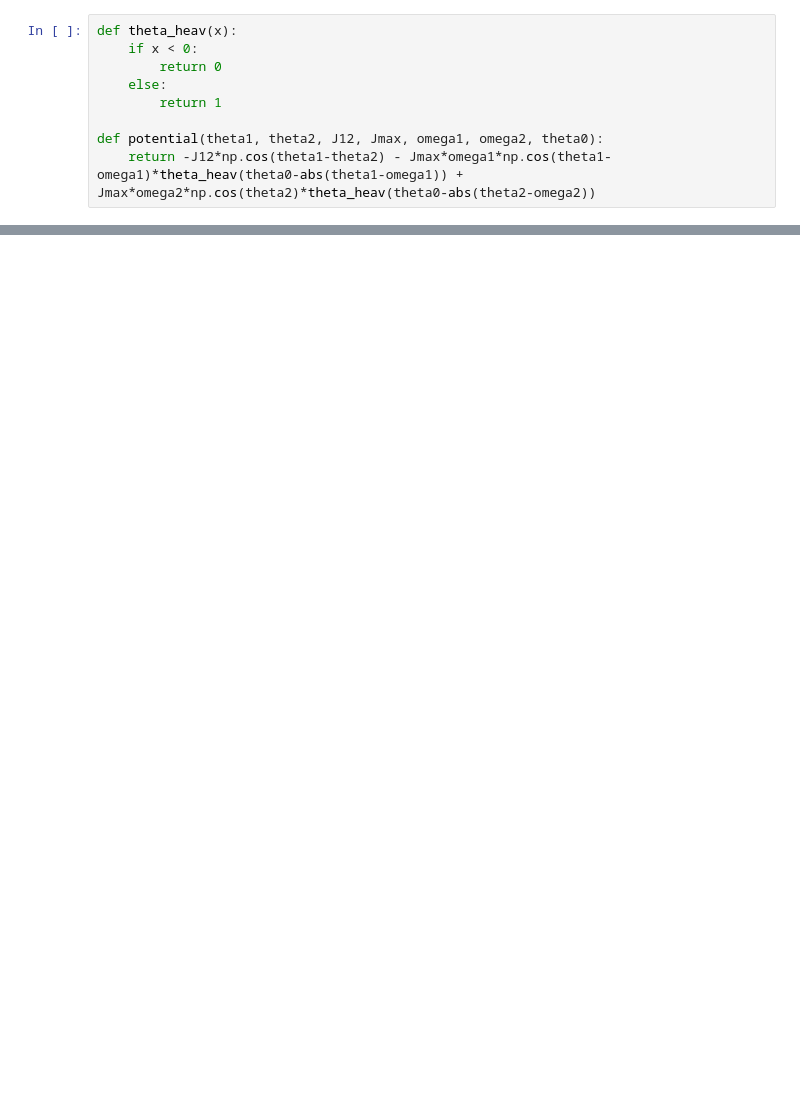
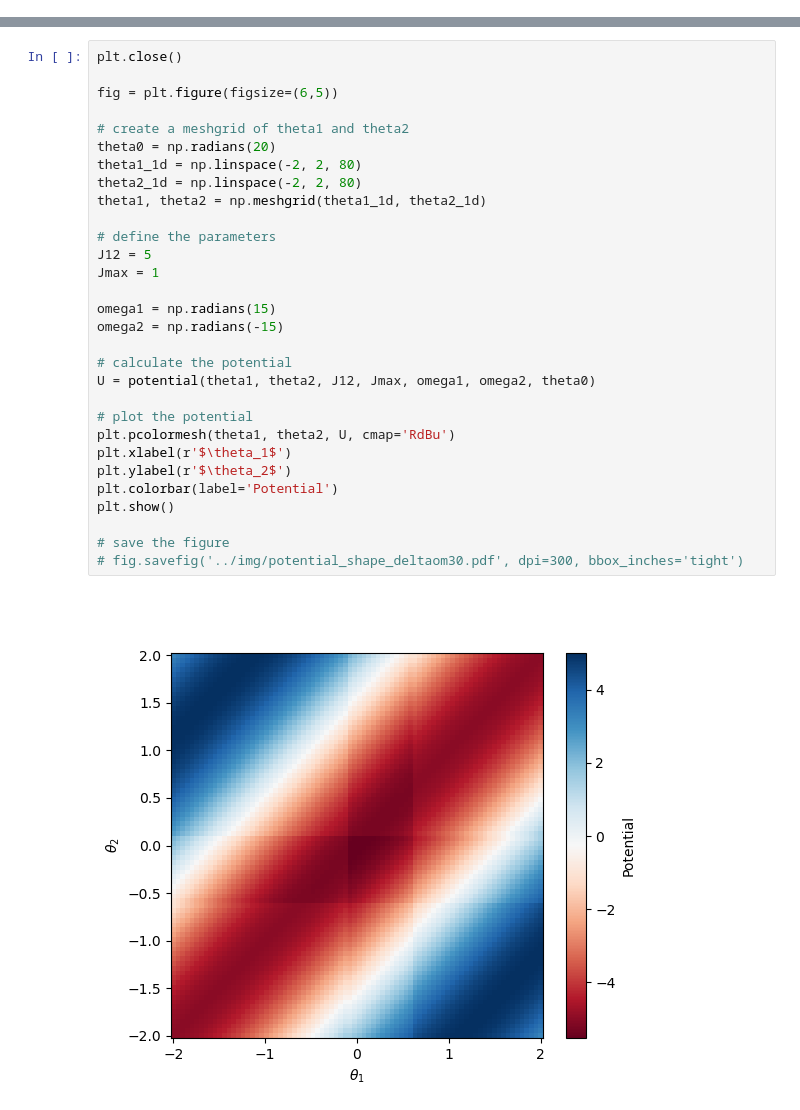
Before and after one commit to eleonoragatti44/Master-Thesis-Gatti, a Jupyter notebook: ode_models/phase_diag/potential_shape.ipynb, the cells around one changed output, grey strips where cells are left out. Drawn from its saved outputs; the diff is of its cells as text; blank space fills up the shorter version.

```diff
--- a/ode_models/phase_diag/potential_shape.ipynb
+++ b/ode_models/phase_diag/potential_shape.ipynb
@@ -5,11 +10,2 @@ import matplotlib.colors as colors
 %matplotlib widget
-# %%
-def theta_heav(x):
-    if x < 0:
-        return 0
-    else:
-        return 1
-
-def potential(theta1, theta2, J12, Jmax, omega1, omega2, theta0):
-    return -J12*np.cos(theta1-theta2) - Jmax*omega1*np.cos(theta1-omega1)*theta_heav(theta0-abs(theta1-omega1)) + Jmax*omega2*np.cos(theta2)*theta_heav(theta0-abs(theta2-omega2))
 # %%
@@ -53,0 +14,32 @@ plt.show()
+# %%
+plt.close()
+
+fig = plt.figure(figsize=(6,5))
+
+# create a meshgrid of theta1 and theta2
+theta0 = np.radians(20)
+theta1_1d = np.linspace(-2, 2, 80)
+theta2_1d = np.linspace(-2, 2, 80)
+theta1, theta2 = np.meshgrid(theta1_1d, theta2_1d)
+
+# define the parameters
+J12 = 5
+Jmax = 1
+
+omega1 = np.radians(15)
+omega2 = np.radians(-15)
+
+# calculate the potential
+U = potential(theta1, theta2, J12, Jmax, omega1, omega2, theta0)
+
+# plot the potential
+plt.pcolormesh(theta1, theta2, U, cmap='RdBu')
+plt.xlabel(r'$\theta_1$')
+plt.ylabel(r'$\theta_2$')
+plt.colorbar(label='Potential')
+plt.show()
+
+# save the figure
+# fig.savefig('../img/potential_shape_deltaom30.pdf', dpi=300, bbox_inches='tight')
+# %% [output]
+[figure, added]
```
Also changed, not shown: parts of 3 cells of this notebook, 17 other files.
